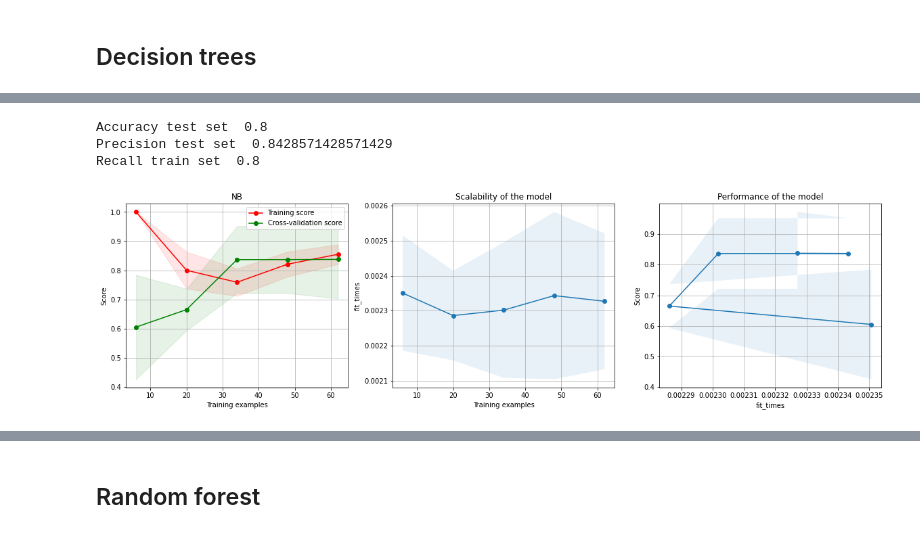
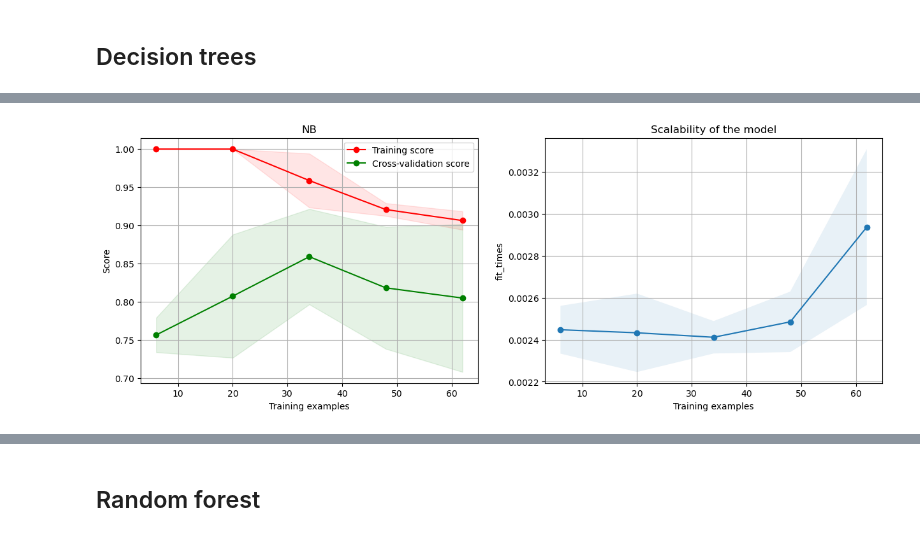
Before and after one commit to adettori/Data-Mining-DM-2020-project, a Jupyter notebook: dm2020-2-task3.ipynb, the cells around one changed output, grey strips where cells are left out. Cells and saved outputs as stored; diff of their text form; code cells hidden in the pictures.

```diff
--- a/dm2020-2-task3.ipynb
+++ b/dm2020-2-task3.ipynb
@@ -180,9 +449,2 @@ dataset_df = tmp_df
 # %% [markdown]
 ## Decision trees
-# %%
-#to classify, we first need to split the dataset into train and test dataset.
-#we can do so using train_test_split, in this case we select a stratified split
-from sklearn.model_selection import train_test_split
-vendors_df = dataset_df.copy()
-label = vendors_df.pop('label')
-train_set, test_set, train_label, test_label = train_test_split(vendors_df, label, stratify =label, test_size=15)
@@ -220,11 +487,7 @@ Mean and std of this setting  [0.87435897 0.88717949 0.87435897 ... 0.84102564 0
 # %%
-#define a decision tree and fit it
-dt = tree.DecisionTreeClassifier(criterion='entropy', splitter='best',
-                                  max_depth=2,
-                                  max_features=1,
-                                  min_samples_split=2, min_samples_leaf=1)
+#define a decision tree with the parameters found and fit it
+dt = tree.DecisionTreeClassifier(**grid_search_dt.best_params_)
 
-dt = dt.fit(train_set, train_label)
-plot_learning_curve(dt, "decision tree", vendors_df, label)
+plot_learning_curve(dt, "Decision tree", pred_df, labels)
 plt.show()
 # %% [output]
@@ -231,0 +497,2 @@ plt.show()
+# %%
+dt.fit(train_set, train_label)
@@ -304,7 +538,0 @@ weighted avg       0.89      0.87      0.85        15
-# %%
-#to classify, we first need to split the dataset into train and test dataset.
-#we can do so using train_test_split, in this case we select a stratified split
-from sklearn.model_selection import train_test_split
-vendors_df = dataset_df.copy()
-label = vendors_df.pop('label')
-train_set, test_set, train_label, test_label = train_test_split(vendors_df, label, stratify =label, test_size=15)
@@ -331,13 +560,5 @@ weighted avg       0.79      0.77      0.78        35
-# %%
-print('Accuracy test set ', metrics.accuracy_score(test_label, test_pred_gnb))
-print('Precision test set ', metrics.precision_score(test_label, test_pred_gnb, average='weighted'))
-print('Recall train set ', metrics.recall_score(test_label, test_pred_gnb, average='weighted'))
-# %% [output]
-Accuracy test set  0.8
-Precision test set  0.8428571428571429
-Recall train set  0.8
 # %%
-plot_learning_curve(gnb, "NB", vendors_df, label)
+plot_learning_curve(gnb, "NB", pred_df, labels)
 plt.show()
 # %% [output]
-[figure, old version]
+[figure, new version]
```
Also changed, not shown: parts of 142 cells of this notebook.
